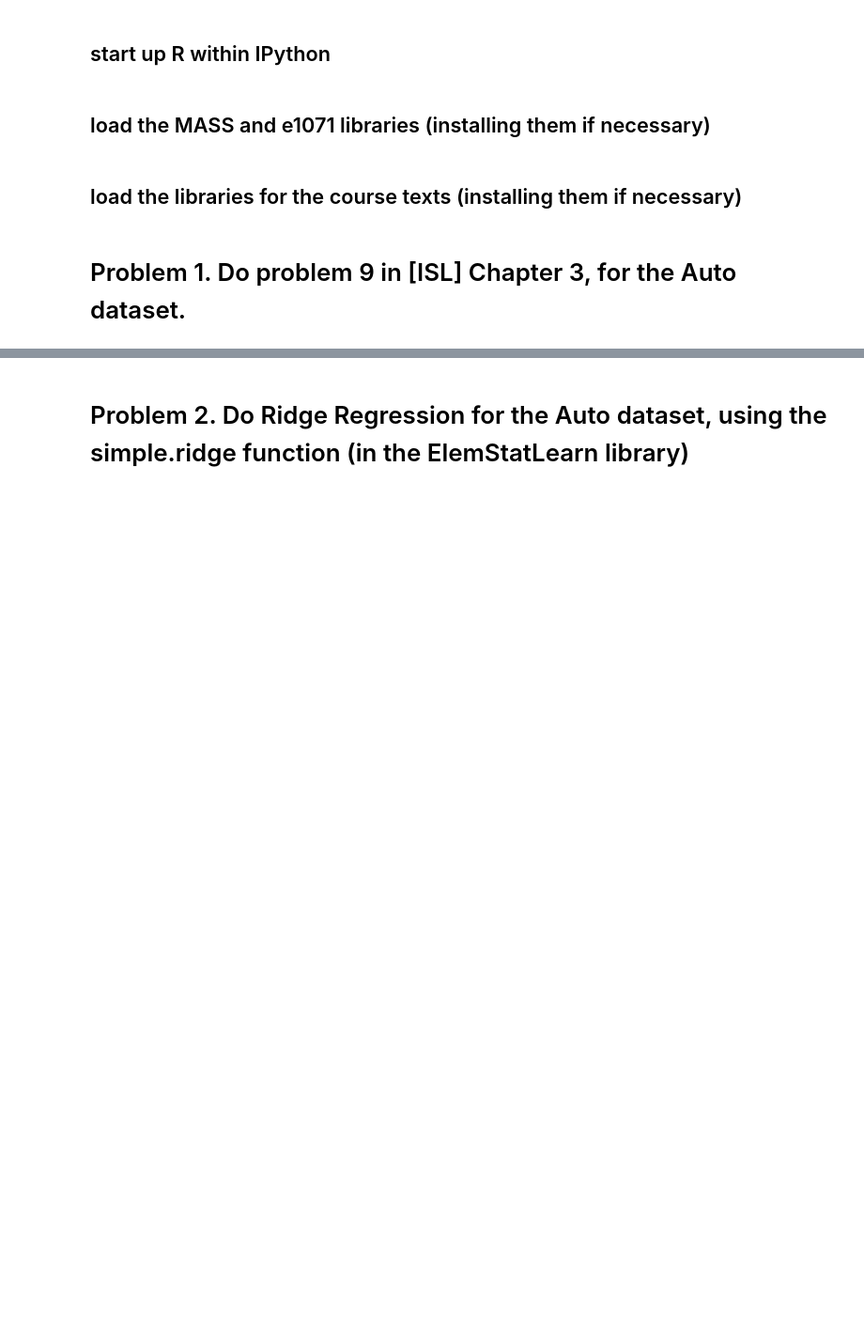
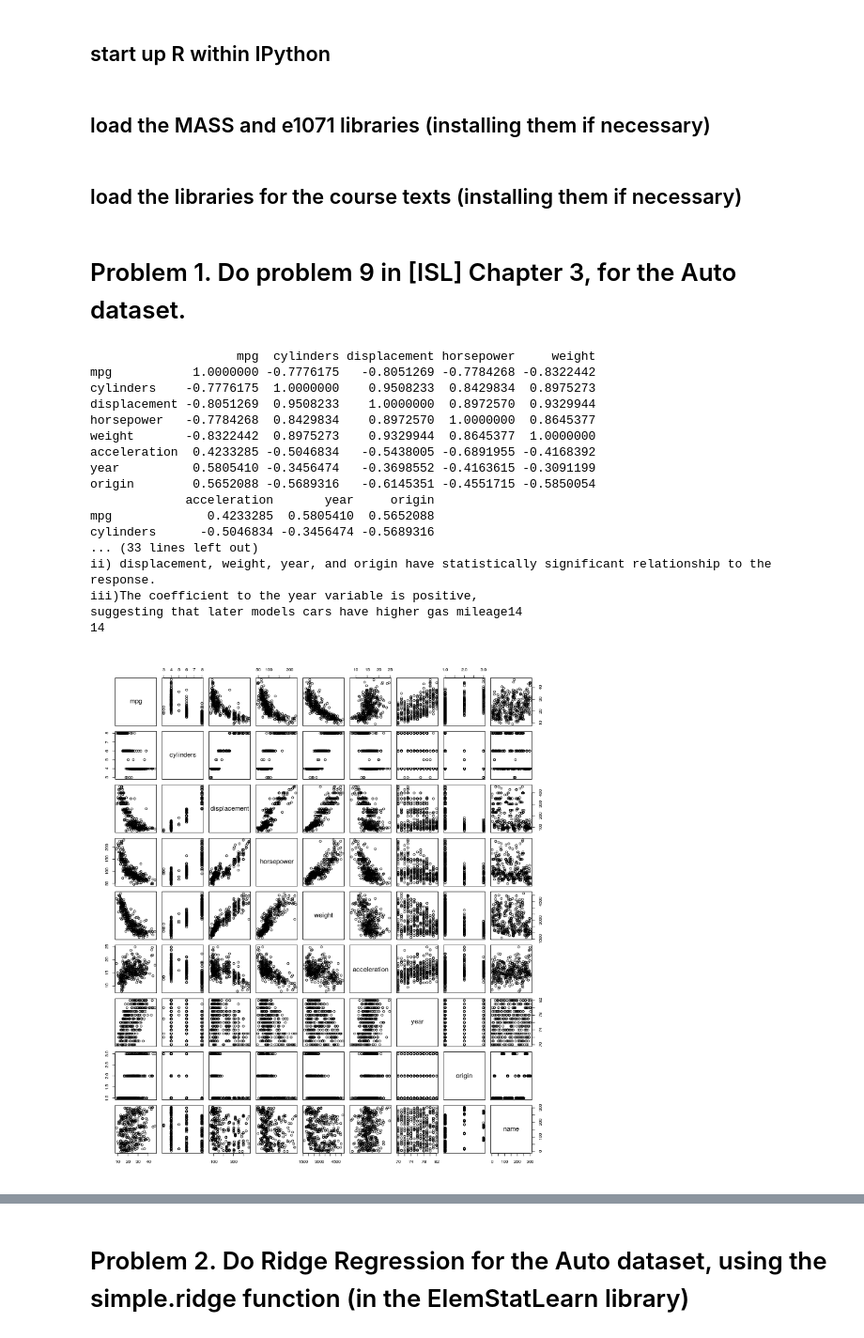
Before and after one commit to realmichaelzyy/cs249-2, a Jupyter notebook: hw4/MiniHW4.ipynb, the cells around one changed output, grey strips where cells are left out. Shown: that part at 94% size. Drawn from its saved outputs; the diff is of its cells as text; code cells hidden in the pictures; blank space fills up the shorter version.

```diff
--- a/hw4/MiniHW4.ipynb
+++ b/hw4/MiniHW4.ipynb
@@ -49,0 +106,39 @@ data(Auto)
+# %%
+%%R -w 800 -h 900
+
+data(Auto)
+
+# .......
+# a
+cat(pairs(Auto))
+
+# b
+print(cor(Auto[,-9]))
+
+# c
+model = lm(mpg ~ ., data=Auto[,-9])
+print(summary(model))
+
+cat(sprintf("C:\ni) Yes there is a relationship between the predictors and the response.
+ii) displacement, weight, year, and origin have statistically significant relationship to the response.
+iii)The coefficient to the year variable is positive,
+suggesting that later models cars have higher gas mileage"))
+# %% [output]
+                    mpg  cylinders displacement horsepower     weight
+mpg           1.0000000 -0.7776175   -0.8051269 -0.7784268 -0.8322442
+cylinders    -0.7776175  1.0000000    0.9508233  0.8429834  0.8975273
+displacement -0.8051269  0.9508233    1.0000000  0.8972570  0.9329944
+horsepower   -0.7784268  0.8429834    0.8972570  1.0000000  0.8645377
+weight       -0.8322442  0.8975273    0.9329944  0.8645377  1.0000000
+acceleration  0.4233285 -0.5046834   -0.5438005 -0.6891955 -0.4168392
+year          0.5805410 -0.3456474   -0.3698552 -0.4163615 -0.3091199
+origin        0.5652088 -0.5689316   -0.6145351 -0.4551715 -0.5850054
+             acceleration       year     origin
+mpg             0.4233285  0.5805410  0.5652088
+cylinders      -0.5046834 -0.3456474 -0.5689316
+... (33 lines left out)
+ii) displacement, weight, year, and origin have statistically significant relationship to the response.
+iii)The coefficient to the year variable is positive,
+suggesting that later models cars have higher gas mileage14
+14
+[figure, added]
```
Also changed, not shown: parts of 21 cells of this notebook.
